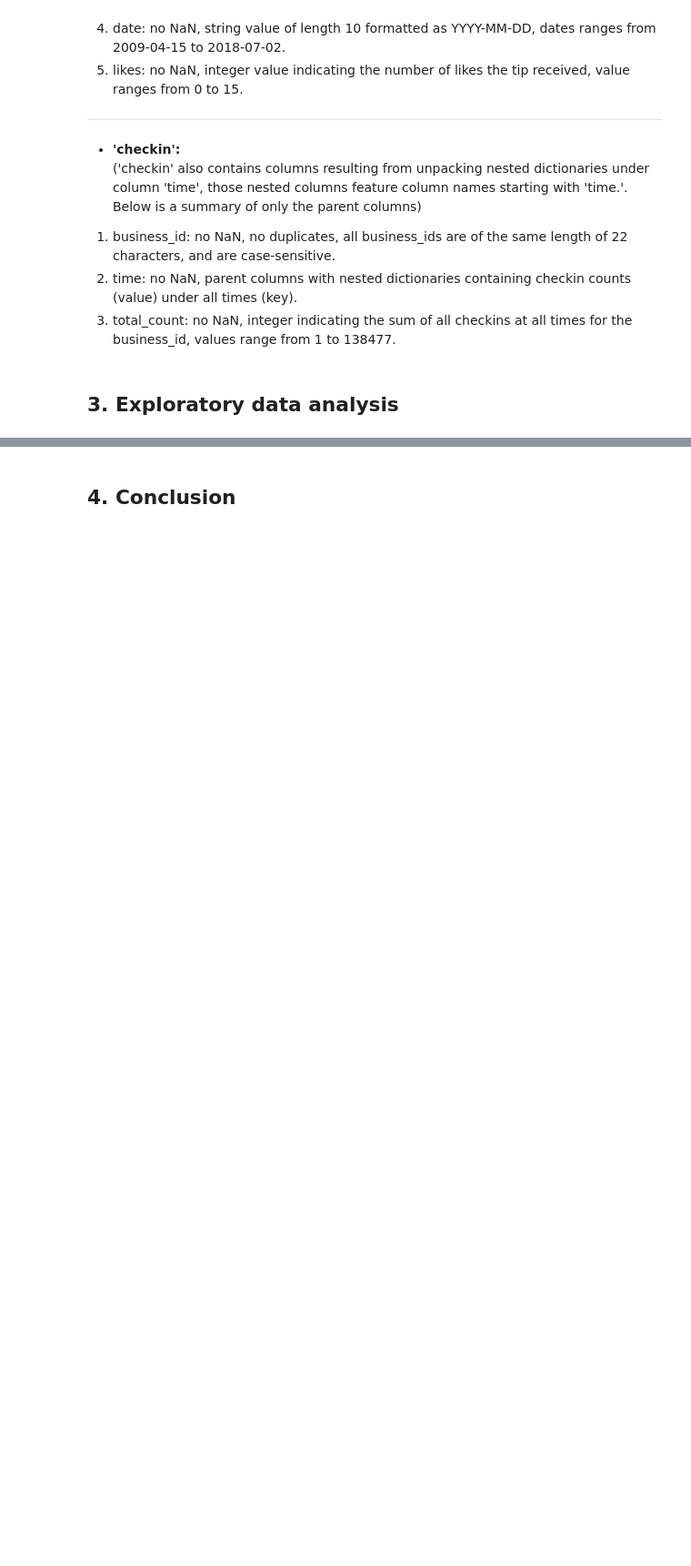
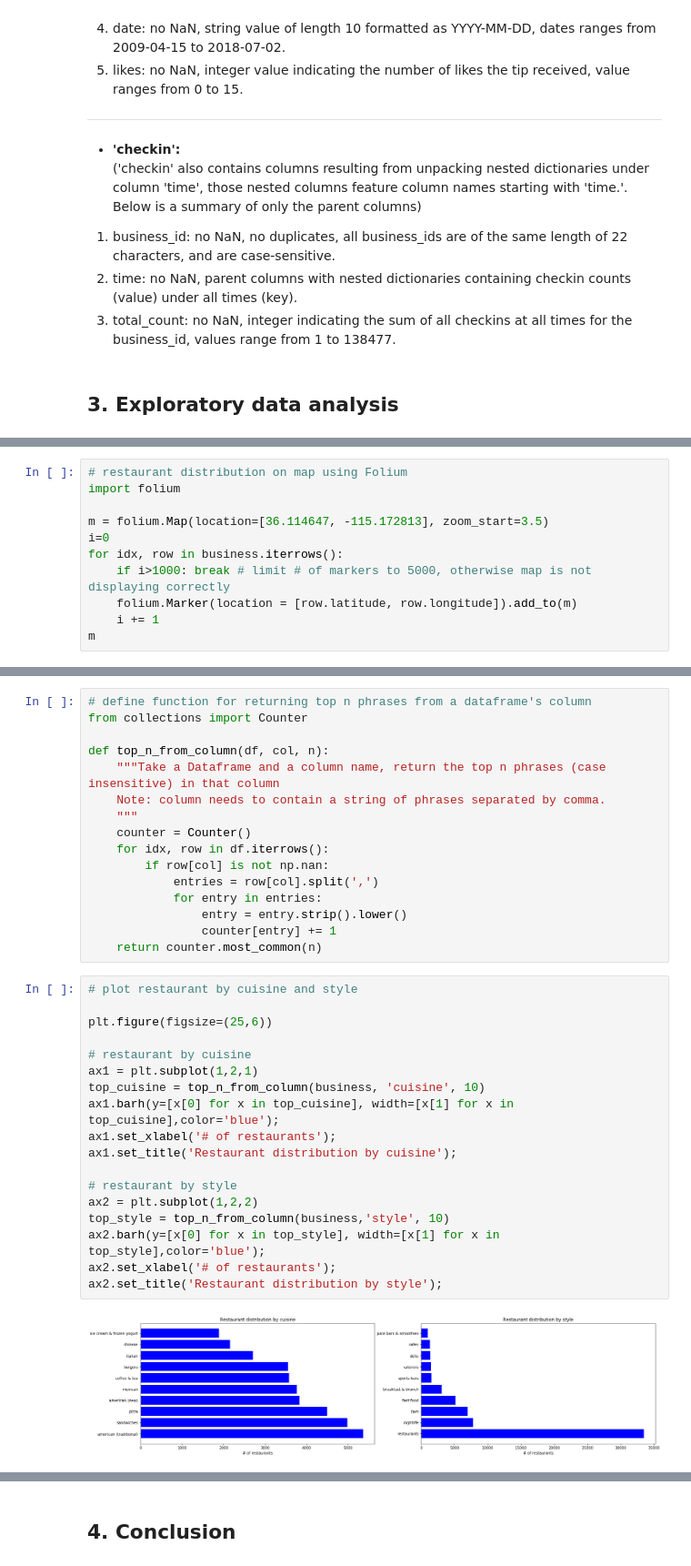
Before and after one commit to jingzhaomirror/capstone2_hybrid_yelp_recommender, a Jupyter notebook: milestone_report.ipynb, the cells around one changed output, grey strips where cells are left out. Shown at 91% size. Cells and saved outputs as stored; diff of their text form; blank space fills up the shorter version.

```diff
--- a/milestone_report.ipynb
+++ b/milestone_report.ipynb
@@ -285,0 +440,11 @@ checkin.to_csv(path_or_buf='checkin_clean.csv',index=False)
+# %%
+# restaurant distribution on map using Folium
+import folium
+
+m = folium.Map(location=[36.114647, -115.172813], zoom_start=3.5)
+i=0
+for idx, row in business.iterrows():
+    if i>1000: break # limit # of markers to 5000, otherwise map is not displaying correctly
+    folium.Marker(location = [row.latitude, row.longitude]).add_to(m)
+    i += 1
+m
@@ -285,0 +603,36 @@ checkin.to_csv(path_or_buf='checkin_clean.csv',index=False)
+# %%
+# define function for returning top n phrases from a dataframe's column
+from collections import Counter
+
+def top_n_from_column(df, col, n):
+    """Take a Dataframe and a column name, return the top n phrases (case insensitive) in that column
+    Note: column needs to contain a string of phrases separated by comma.
+    """
+    counter = Counter()
+    for idx, row in df.iterrows():
+        if row[col] is not np.nan:
+            entries = row[col].split(',')
+            for entry in entries:
+                entry = entry.strip().lower()
+                counter[entry] += 1
+    return counter.most_common(n)
+# %%
+# plot restaurant by cuisine and style
+
+plt.figure(figsize=(25,6))
+
+# restaurant by cuisine
+ax1 = plt.subplot(1,2,1)
+top_cuisine = top_n_from_column(business, 'cuisine', 10)
+ax1.barh(y=[x[0] for x in top_cuisine], width=[x[1] for x in top_cuisine],color='blue');
+ax1.set_xlabel('# of restaurants');
+ax1.set_title('Restaurant distribution by cuisine');
+
+# restaurant by style
+ax2 = plt.subplot(1,2,2)
+top_style = top_n_from_column(business,'style', 10)
+ax2.barh(y=[x[0] for x in top_style], width=[x[1] for x in top_style],color='blue');
+ax2.set_xlabel('# of restaurants');
+ax2.set_title('Restaurant distribution by style');
+# %% [output]
+[figure, added]
```
Also changed, not shown: parts of 33 cells of this notebook.
